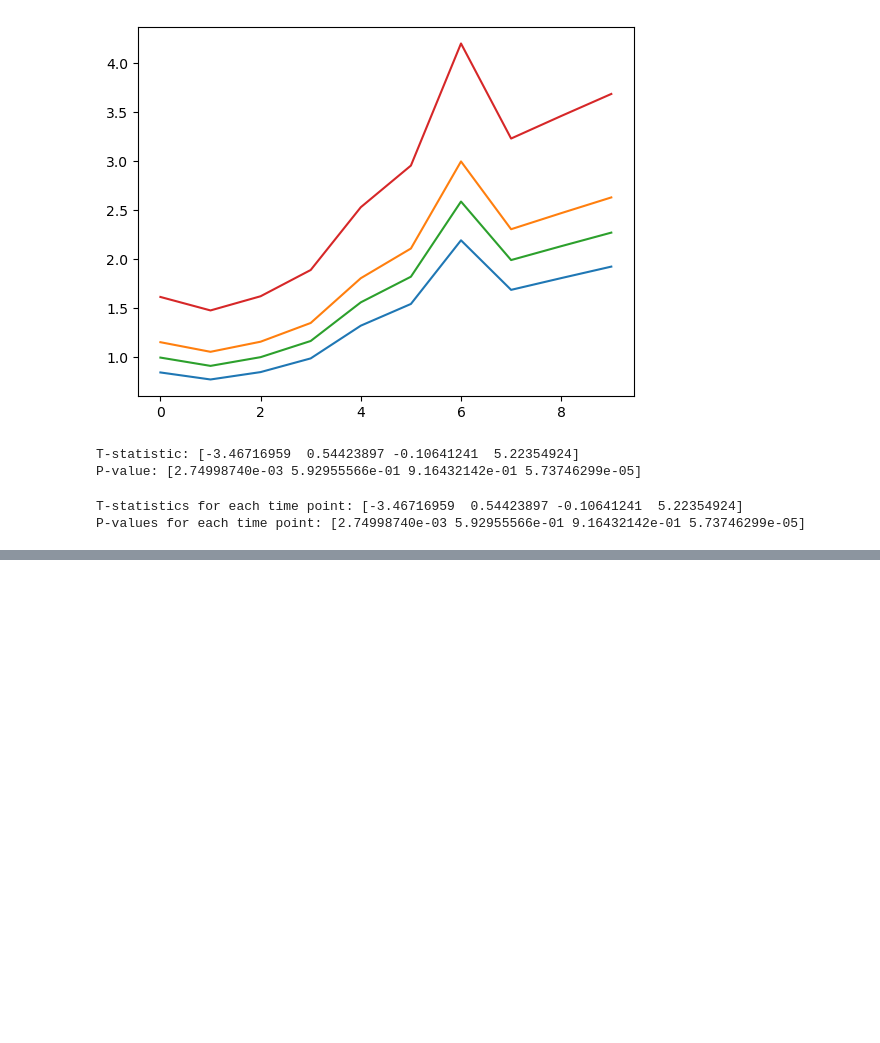
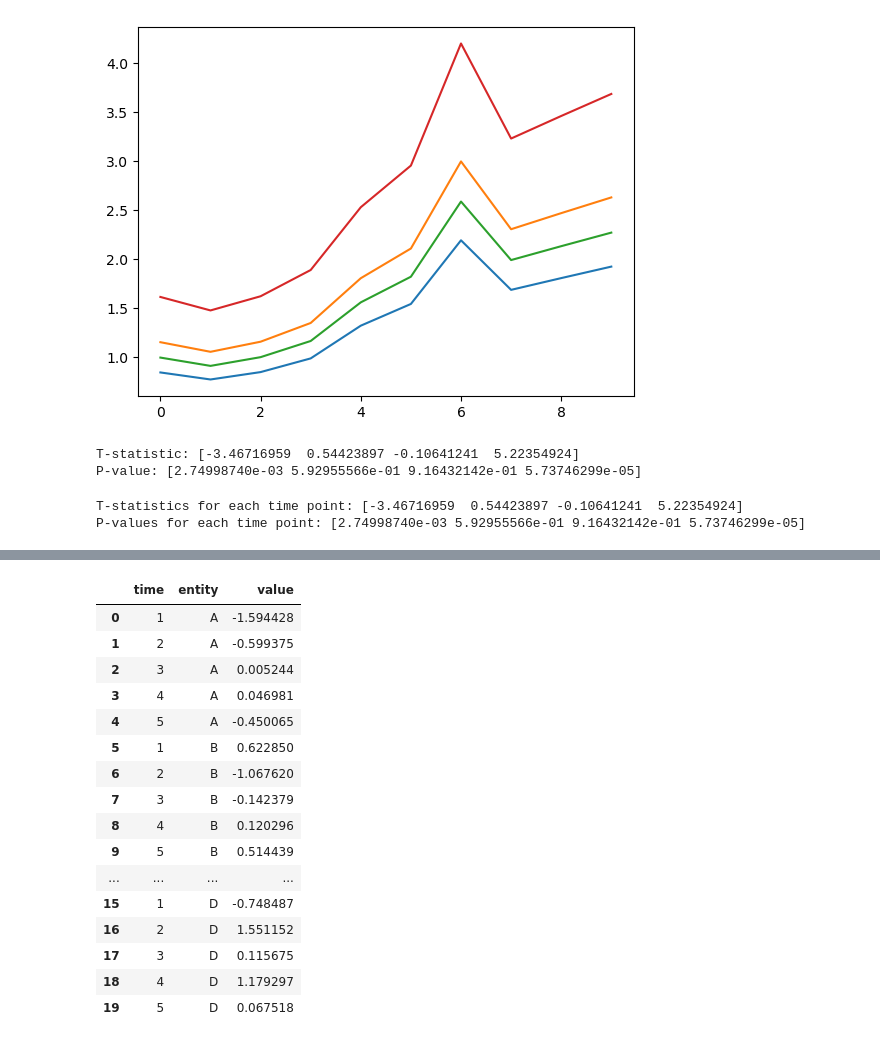
Before and after one commit to declanohara123/MastersDisertation, a Jupyter notebook: Untitled.ipynb, the cells around one changed output, grey strips where cells are left out. Drawn from its saved outputs; the diff is of its cells as text; code cells hidden in the pictures; blank space fills up the shorter version.

```diff
--- a/Untitled.ipynb
+++ b/Untitled.ipynb
@@ -1256,3 +1259,22 @@ print("P-values for each time point:", p_value)
 # %% [output]
 T-statistics for each time point: [-3.46716959  0.54423897 -0.10641241  5.22354924]
 P-values for each time point: [2.74998740e-03 5.92955566e-01 9.16432142e-01 5.73746299e-05]
+# %%
+import numpy as np
+import pandas as pd
+import statsmodels.api as sm
+from statsmodels.formula.api import mixedlm
+
+# Sample time series panel data (replace this with your own data)
+data = pd.DataFrame({
+    'time': np.tile(range(1, 6), 4),  # Time points
+    'entity': np.repeat(['A', 'B', 'C', 'D'], 5),  # Entities
+    'value': np.random.randn(20)  # Time series values
+})
+
+# Fit the mixed-effects model
+model = mixedlm("value ~ time", data, groups=data["entity"])
+result = model.fit()
+
+# View the results
+print(result.summary())
@@ -1258,0 +1297,20 @@ P-values for each time point: [2.74998740e-03 5.92955566e-01 9.16432142e-01 5.73
+# %%
+data
+# %% [output]
+|  | time | entity | value |
+| 0 | 1 | A | -1.594428 |
+| 1 | 2 | A | -0.599375 |
+| 2 | 3 | A | 0.005244 |
+| 3 | 4 | A | 0.046981 |
+| 4 | 5 | A | -0.450065 |
+| 5 | 1 | B | 0.622850 |
+| 6 | 2 | B | -1.067620 |
+| 7 | 3 | B | -0.142379 |
+| 8 | 4 | B | 0.120296 |
+| 9 | 5 | B | 0.514439 |
+| ... | ... | ... | ... |
+| 15 | 1 | D | -0.748487 |
+| 16 | 2 | D | 1.551152 |
+| 17 | 3 | D | 0.115675 |
+| 18 | 4 | D | 1.179297 |
+| 19 | 5 | D | 0.067518 |
```
Also changed, not shown: parts of 8 cells of this notebook, 5 other files.
